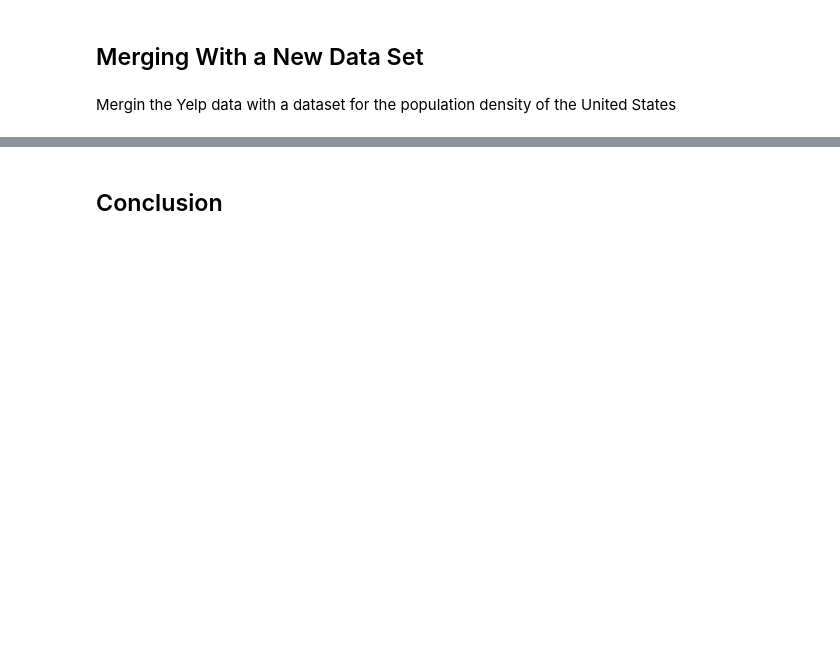
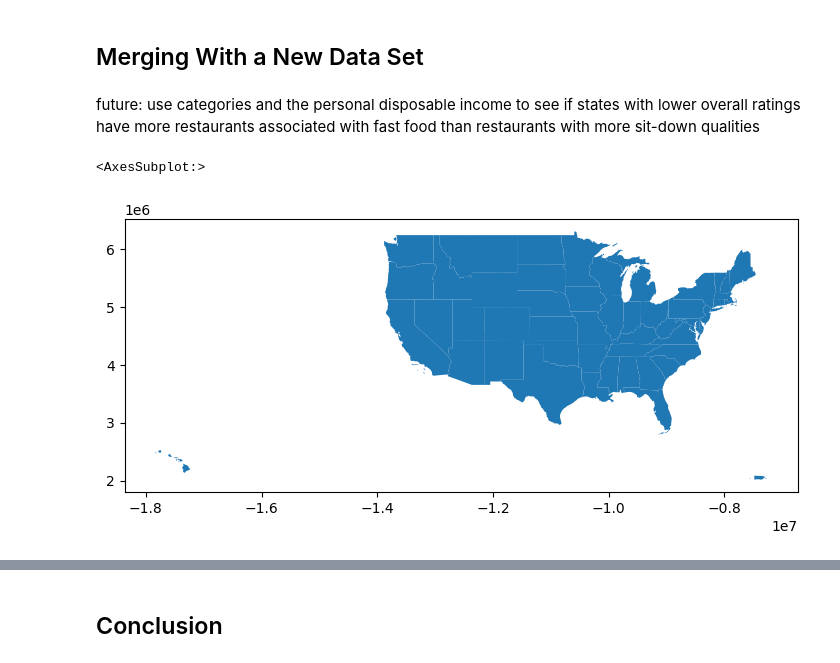
Before and after one commit to vvickychan/yelp-code, a Jupyter notebook: yelp.ipynb, the cells around one changed output, grey strips where cells are left out. Saved outputs shown, nothing was run; the diff lists cells and outputs as text; code cells hidden in the pictures; blank space fills up the shorter version.

```diff
--- a/yelp.ipynb
+++ b/yelp.ipynb
@@ -229,0 +231,10 @@ This dataframe contains a clean copy of data from the 'yelp_checkins' csv file,
+# %%
+# importing data for personal income
+income_data = pd.read_excel('/Users/vickychan/Dropbox/Mac/Desktop/yelp-code/PI_2021.xlsx')
+# changing column names
+income_data = income_data.rename(columns={'Unnamed: 1': 'Name', 'Unnamed: 2': 'Personal Income'}).drop(columns=['SARPI Real personal income and real personal Consumption Expenditures (PCE) by state'], axis=1)
+# data cleaning for state data for states included in the Yelp Dataset
+state_names = ['Arizona', 'Illinois', 'North Carolina', 'Nevada', 'Ohio', 'Pennsylvania', 'South Carolina', 'Wisconsin']
+income_data = income_data[income_data.Name.isin(state_names)]
+
+income_data
@@ -794,4 +804,17 @@ plot
 # %% [markdown]
 ## Merging With a New Data Set
-# %% [markdown]
-Mergin the Yelp data with a dataset for the population density of the United States
+# %% [markdown]
+
+future: use categories and the personal disposable income to see if states with lower overall ratings have more restaurants associated with fast food than restaurants with more sit-down qualities
+# %%
+# merging the restaurant data with the personal income data
+income_merge = geo_merge.merge(income_data,how='left', left_on='NAME', right_on='Name').drop(columns = ['Name'], axis=1).drop(index=x25).drop(index=45)
+income_merge.fillna('0', inplace=True)
+
+# fig = px.choropleth(income_merge, locations='STUSPS', locationmode="USA-states",scope="usa", color='Personal Income')
+
+income_merge_1 = income_merge.copy().to_crs("EPSG:3395")
+income_merge_1.plot()
+# %% [output]
+<AxesSubplot:>
+[figure, added]
```
Also changed, not shown: parts of 25 cells of this notebook, 1 other file.
